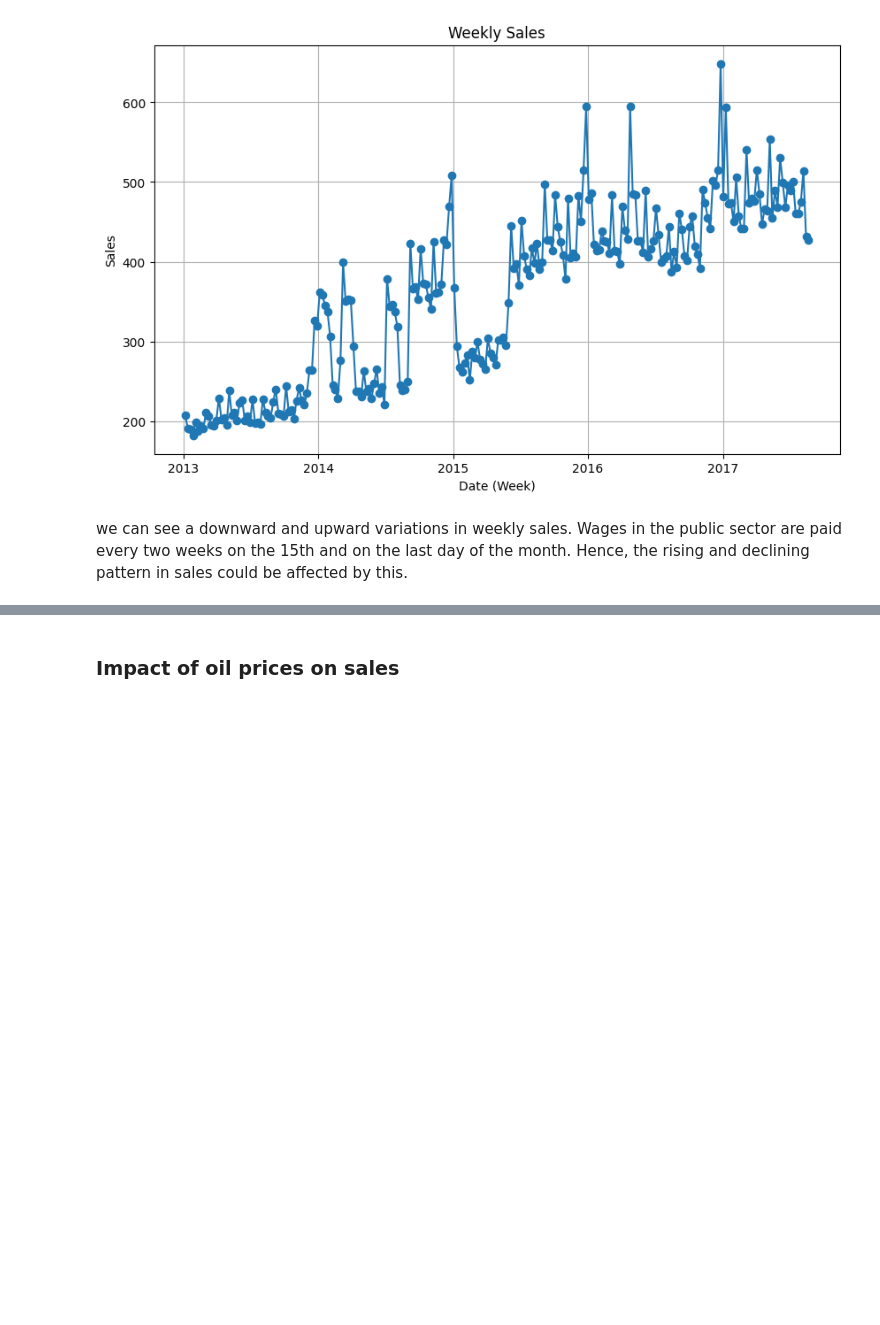
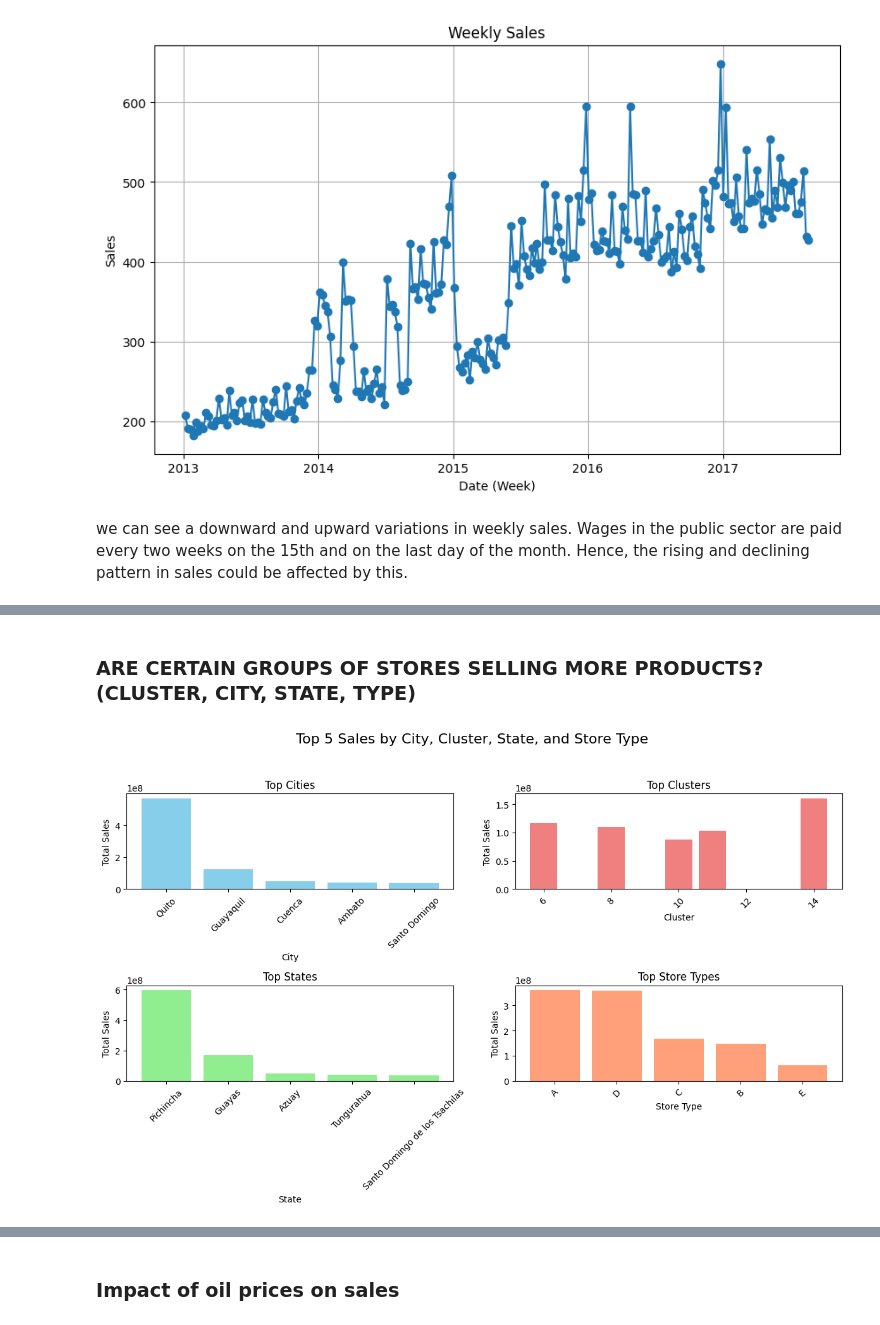
Before and after one commit to phinmaiyo/Regression-Model, a Jupyter notebook: forecasting.ipynb, the cells around one changed output, grey strips where cells are left out. Cells and saved outputs as stored; diff of their text form; code cells hidden in the pictures; blank space fills up the shorter version.

```diff
--- a/forecasting.ipynb
+++ b/forecasting.ipynb
@@ -1076,0 +1181,48 @@ plt.show()
+# %% [markdown]
+###	ARE CERTAIN GROUPS OF STORES SELLING MORE PRODUCTS? (CLUSTER, CITY, STATE, TYPE)
+# %%
+# Calculate total sales for the top 5 cities, clusters, states, and store types
+top_cities = merged3_train.groupby('city')['sales'].sum().sort_values(ascending=False).nlargest(5).reset_index()
+top_clusters = merged3_train.groupby('cluster')['sales'].sum().sort_values(ascending=False).nlargest(5).reset_index()
+top_states = merged3_train.groupby('state')['sales'].sum().sort_values(ascending=False).nlargest(5).reset_index()
+top_store_types = merged3_train.groupby('stores_type')['sales'].sum().sort_values(ascending=False).nlargest(5).reset_index()
+
+# Create subplots with 2 rows and 2 columns
+fig, axes = plt.subplots(nrows=2, ncols=2, figsize=(12, 8))
+fig.suptitle('Top 5 Sales by City, Cluster, State, and Store Type', fontsize=16)
+
+# Plot top cities
+axes[0, 0].bar(top_cities['city'], top_cities['sales'], color='skyblue')
+axes[0, 0].set_title('Top Cities')
+axes[0, 0].set_xlabel('City')
+axes[0, 0].set_ylabel('Total Sales')
+axes[0, 0].tick_params(axis='x', rotation=45)
+
+# Plot top clusters
+axes[0, 1].bar(top_clusters['cluster'], top_clusters['sales'], color='lightcoral')
+axes[0, 1].set_title('Top Clusters')
+axes[0, 1].set_xlabel('Cluster')
+axes[0, 1].set_ylabel('Total Sales')
+axes[0, 1].tick_params(axis='x', rotation=45)
+
+# Plot top states
+axes[1, 0].bar(top_states['state'], top_states['sales'], color='lightgreen')
+axes[1, 0].set_title('Top States')
+axes[1, 0].set_xlabel('State')
+axes[1, 0].set_ylabel('Total Sales')
+axes[1, 0].tick_params(axis='x', rotation=45)
+
+# Plot top store types
+axes[1, 1].bar(top_store_types['stores_type'], top_store_types['sales'], color='lightsalmon')
+axes[1, 1].set_title('Top Store Types')
+axes[1, 1].set_xlabel('Store Type')
+axes[1, 1].set_ylabel('Total Sales')
+axes[1, 1].tick_params(axis='x', rotation=45)
+
+# Adjust spacing between subplots
+plt.tight_layout(rect=[0, 0.03, 1, 0.95])
+
+# Show the plot
+plt.show()
+# %% [output]
+[figure, added]
```
Also changed, not shown: parts of 61 cells of this notebook.
